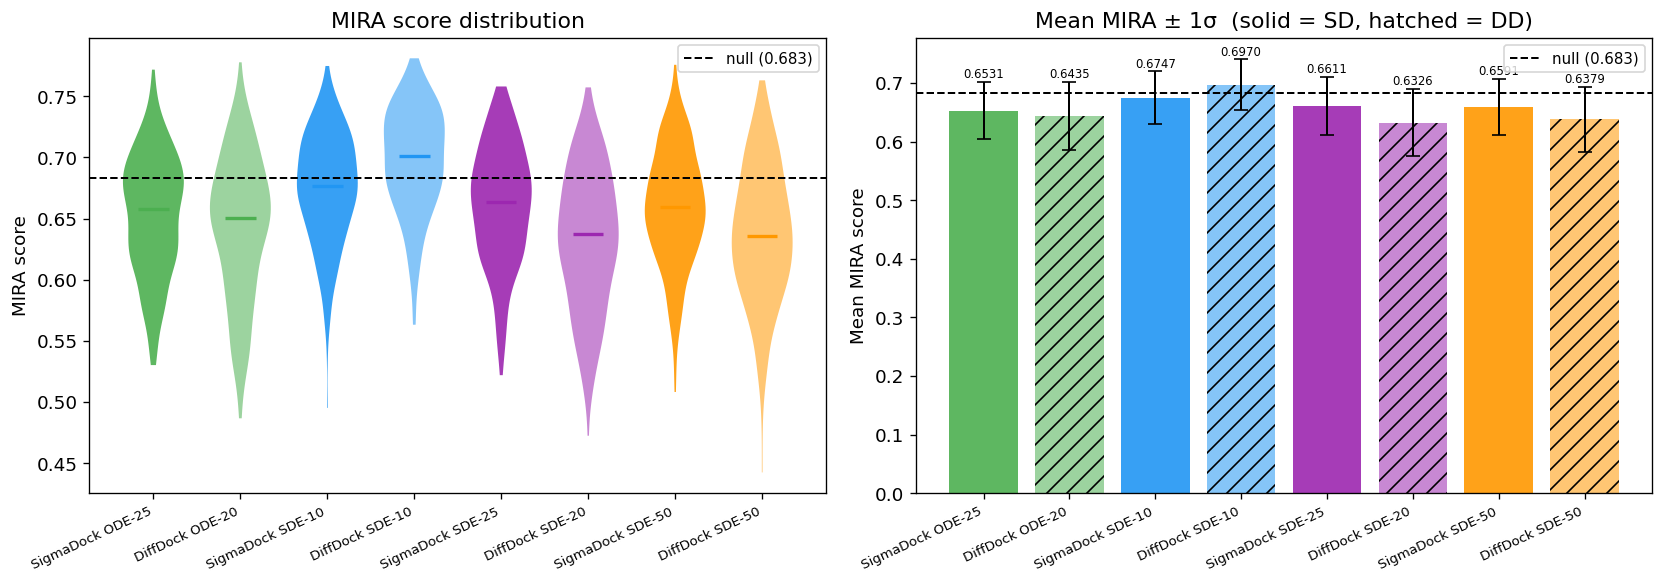
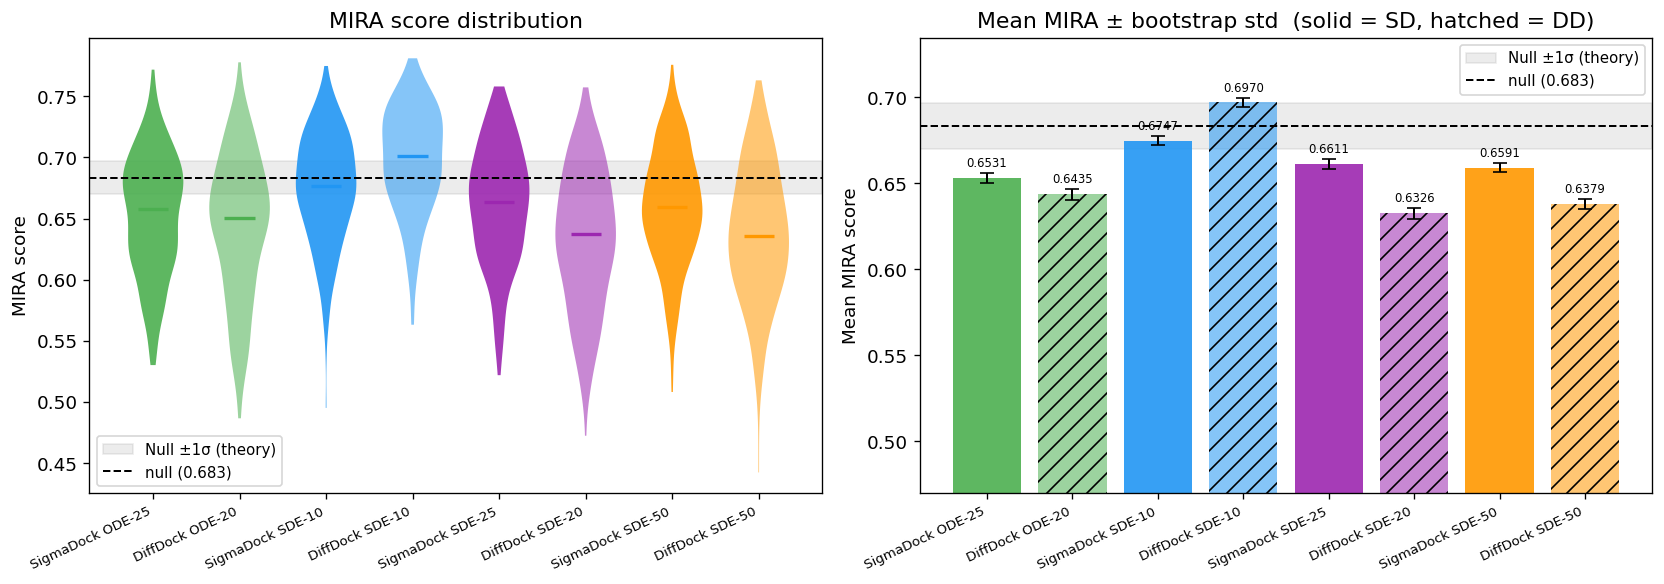
The change to this notebook cell's code, shown as a diff; its figure went from the first image to the second:
--- before
+++ after
@@ -23,4 +23,8 @@
         vp['cmedians'].set_color(col)
         vp['cmedians'].set_linewidth(2)
+    _L_ref_flat = min(len(d[1]) for d in datasets)
+    _sig_flat = np.sqrt(1 / (18 * _L_ref_flat))
+    ax.axhspan(MIRA_NULL - _sig_flat, MIRA_NULL + _sig_flat,
+               alpha=0.15, color='grey', zorder=0, label=f'Null ±1σ (theory)')
     ax.axhline(MIRA_NULL, color='k', ls='--', lw=1.2, label=f'null ({MIRA_NULL:.3f})')
     ax.set_xticks(positions)
@@ -33,14 +37,18 @@
     ax = axes[1]
     for pos, (lbl, scores, col, hatch, alpha) in zip(positions, datasets):
-        m, s = scores.mean(), scores.std()
+        m = scores.mean()
+        s = bootstrap_mira(scores)['std']
         ax.bar(pos, m, color=col, alpha=alpha, hatch=hatch,
                yerr=s, capsize=4, error_kw={'ecolor': 'k', 'lw': 1.2})
         ax.text(pos, m + s + 0.002, f'{m:.4f}', ha='center', va='bottom', fontsize=7)
+    ax.axhspan(MIRA_NULL - _sig_flat, MIRA_NULL + _sig_flat,
+               alpha=0.15, color='grey', zorder=0, label=f'Null ±1σ (theory)')
     ax.axhline(MIRA_NULL, color='k', ls='--', lw=1.2, label=f'null ({MIRA_NULL:.3f})')
     ax.set_xticks(positions)
     ax.set_xticklabels([d[0] for d in datasets], rotation=25, ha='right', fontsize=8)
     ax.set_ylabel('Mean MIRA score')
-    ax.set_title('Mean MIRA ± 1σ  (solid = SD, hatched = DD)')
+    ax.set_title('Mean MIRA ± bootstrap std  (solid = SD, hatched = DD)')
     ax.legend(fontsize=9)
+    ax.set_ylim(0.47)
 
     fig.tight_layout()

Commit: Add bootstrap_mira, fix plot_ecp style, update notebooks and ODE config